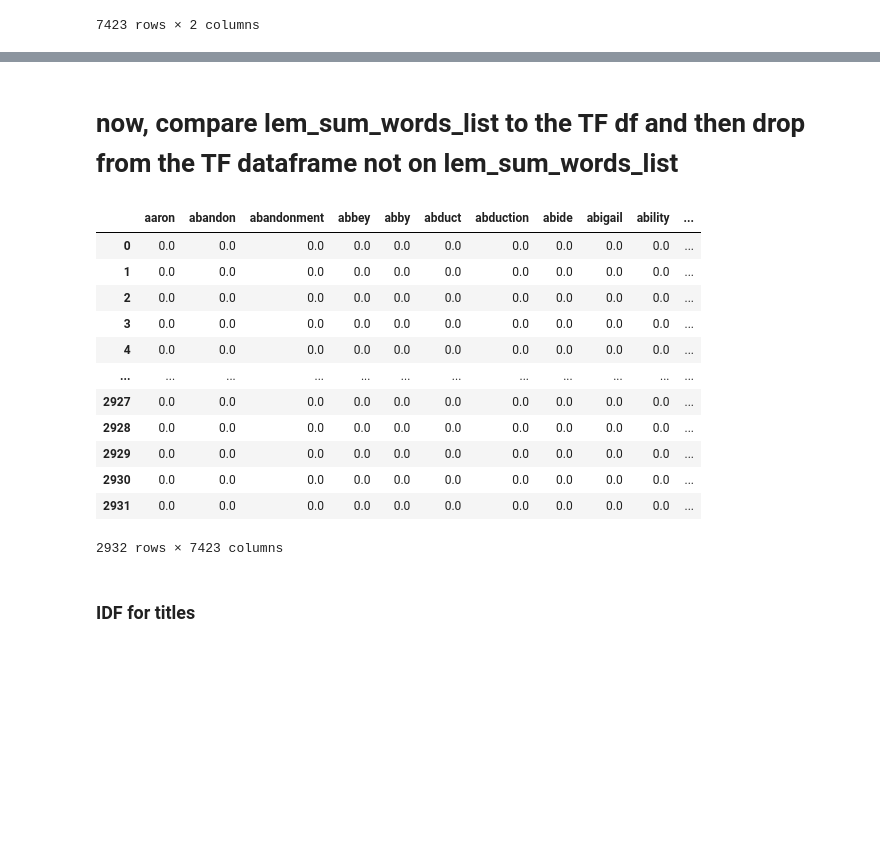
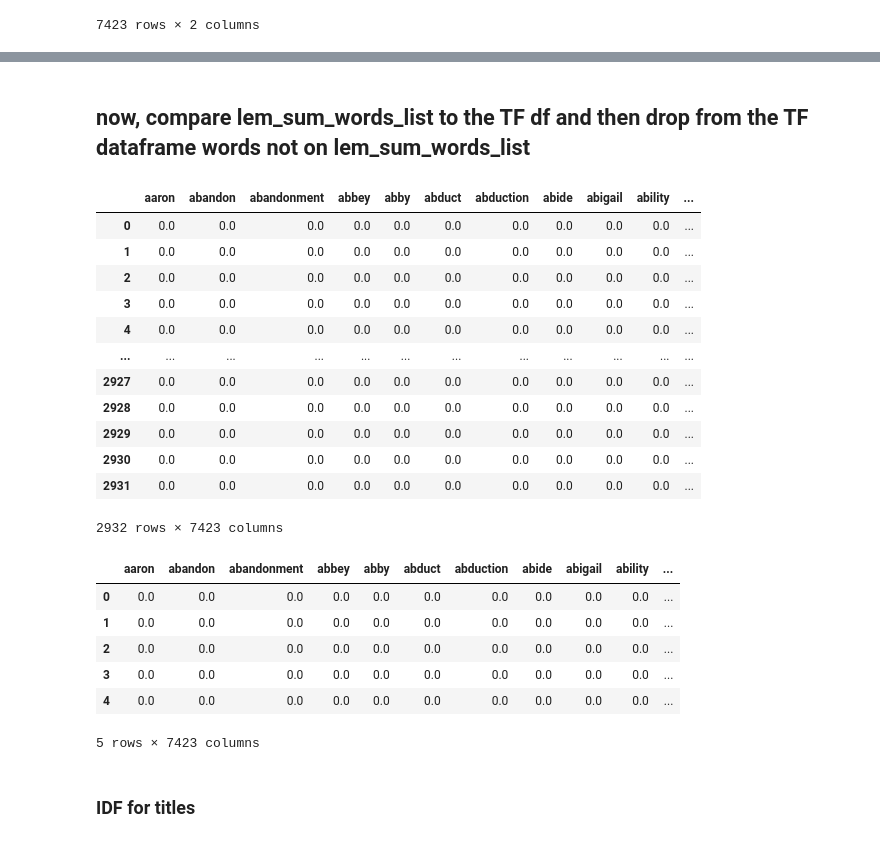
Before and after one commit to Booookkkkkssss/books_main, a Jupyter notebook: magdalena/prepare_explore.ipynb, the cells around one changed output, grey strips where cells are left out. Drawn from its saved outputs; the diff is of its cells as text; code cells hidden in the pictures; blank space fills up the shorter version.

```diff
--- a/magdalena/prepare_explore.ipynb
+++ b/magdalena/prepare_explore.ipynb
@@ -602,0 +624,2 @@ word_series.shape
+# %%
+lem_sum_idf = idf_to_df('lemmatized_summary')
@@ -615,8 +655,8 @@ lem_sum_idf.columns
 # %% [output]
 Index(['index', 0], dtype='object')
 # %%
-# renaming columns
+# # renaming columns
 
-lem_sum_idf = lem_sum_idf.rename(columns = {'index' : 'word', 0 : 'IDF'})
+# lem_sum_idf = lem_sum_idf.rename(columns = {'index' : 'word', 0 : 'IDF'})
 
-lem_sum_idf
+# lem_sum_idf
@@ -698,27 +705,69 @@ lem_sum_words_list
 # %% [markdown]
-# now, compare lem_sum_words_list to the TF df and then drop from the TF dataframe not on lem_sum_words_list
+## now, compare lem_sum_words_list to the TF df and then drop from the TF dataframe words not on lem_sum_words_list
 # %%
 # subset a list into an existing df and keep only words from the list
 
 lem_sum_keepers = lem_sum_tf[lem_sum_words_list]
+# %%
+def keep_words(lem_sum_idf):
+
+    '''
+    this function takes in the df created in
+    the function "idf_to_df and removes the
+    noise, isolates the "word" column, turns
+    it into a list, concatenates it on the
+    original df and keeps only the matches.
+    '''
+
+    # getting rid of words with an IDF of greater than 8
+
+    lem_sum_idf = lem_sum_idf[lem_sum_idf['IDF'] < 7.5]
+
+    # getting rid of words with an IDF of less than 3
+
+    lem_sum_idf = lem_sum_idf[lem_sum_idf['IDF'] > 3.5]
+
+    # isolate word col
+
+    lem_sum_words = lem_sum_idf["word"]
+
+    # turn to list
+
+    lem_sum_words_list = lem_sum_words.to_list()
+
+    # subset a list into an existing df and keep only words from the list
+
+    lem_sum_keepers = lem_sum_tf[lem_sum_words_list]
+
+    return lem_sum_keepers
+# %%
+lem_sum_keepers = keep_words(lem_sum_idf)
+# %% [output]
+|  | aaron | abandon | abandonment | abbey | abby | abduct | abduction | abide | abigail | ability | ... |
+| 0 | 0.0 | 0.0 | 0.0 | 0.0 | 0.0 | 0.0 | 0.0 | 0.0 | 0.0 | 0.0 | ... |
+| 1 | 0.0 | 0.0 | 0.0 | 0.0 | 0.0 | 0.0 | 0.0 | 0.0 | 0.0 | 0.0 | ... |
+| 2 | 0.0 | 0.0 | 0.0 | 0.0 | 0.0 | 0.0 | 0.0 | 0.0 | 0.0 | 0.0 | ... |
+| 3 | 0.0 | 0.0 | 0.0 | 0.0 | 0.0 | 0.0 | 0.0 | 0.0 | 0.0 | 0.0 | ... |
+| 4 | 0.0 | 0.0 | 0.0 | 0.0 | 0.0 | 0.0 | 0.0 | 0.0 | 0.0 | 0.0 | ... |
+| ... | ... | ... | ... | ... | ... | ... | ... | ... | ... | ... | ... |
+| 2927 | 0.0 | 0.0 | 0.0 | 0.0 | 0.0 | 0.0 | 0.0 | 0.0 | 0.0 | 0.0 | ... |
+| 2928 | 0.0 | 0.0 | 0.0 | 0.0 | 0.0 | 0.0 | 0.0 | 0.0 | 0.0 | 0.0 | ... |
+| 2929 | 0.0 | 0.0 | 0.0 | 0.0 | 0.0 | 0.0 | 0.0 | 0.0 | 0.0 | 0.0 | ... |
+| 2930 | 0.0 | 0.0 | 0.0 | 0.0 | 0.0 | 0.0 | 0.0 | 0.0 | 0.0 | 0.0 | ... |
+| 2931 | 0.0 | 0.0 | 0.0 | 0.0 | 0.0 | 0.0 | 0.0 | 0.0 | 0.0 | 0.0 | ... |
+2932 rows × 7423 columns
 # %%
 # it worked
 
-lem_sum_keepers
+lem_sum_keepers.head()
 # %% [output]
 |  | aaron | abandon | abandonment | abbey | abby | abduct | abduction | abide | abigail | ability | ... |
 | 0 | 0.0 | 0.0 | 0.0 | 0.0 | 0.0 | 0.0 | 0.0 | 0.0 | 0.0 | 0.0 | ... |
 | 1 | 0.0 | 0.0 | 0.0 | 0.0 | 0.0 | 0.0 | 0.0 | 0.0 | 0.0 | 0.0 | ... |
 | 2 | 0.0 | 0.0 | 0.0 | 0.0 | 0.0 | 0.0 | 0.0 | 0.0 | 0.0 | 0.0 | ... |
 | 3 | 0.0 | 0.0 | 0.0 | 0.0 | 0.0 | 0.0 | 0.0 | 0.0 | 0.0 | 0.0 | ... |
 | 4 | 0.0 | 0.0 | 0.0 | 0.0 | 0.0 | 0.0 | 0.0 | 0.0 | 0.0 | 0.0 | ... |
-| ... | ... | ... | ... | ... | ... | ... | ... | ... | ... | ... | ... |
-| 2927 | 0.0 | 0.0 | 0.0 | 0.0 | 0.0 | 0.0 | 0.0 | 0.0 | 0.0 | 0.0 | ... |
-| 2928 | 0.0 | 0.0 | 0.0 | 0.0 | 0.0 | 0.0 | 0.0 | 0.0 | 0.0 | 0.0 | ... |
-| 2929 | 0.0 | 0.0 | 0.0 | 0.0 | 0.0 | 0.0 | 0.0 | 0.0 | 0.0 | 0.0 | ... |
-| 2930 | 0.0 | 0.0 | 0.0 | 0.0 | 0.0 | 0.0 | 0.0 | 0.0 | 0.0 | 0.0 | ... |
-| 2931 | 0.0 | 0.0 | 0.0 | 0.0 | 0.0 | 0.0 | 0.0 | 0.0 | 0.0 | 0.0 | ... |
-2932 rows × 7423 columns
+5 rows × 7423 columns
 # %% [markdown]
 ### IDF for titles
 # %%
```
Also changed, not shown: parts of 20 cells of this notebook, 2 other files.
